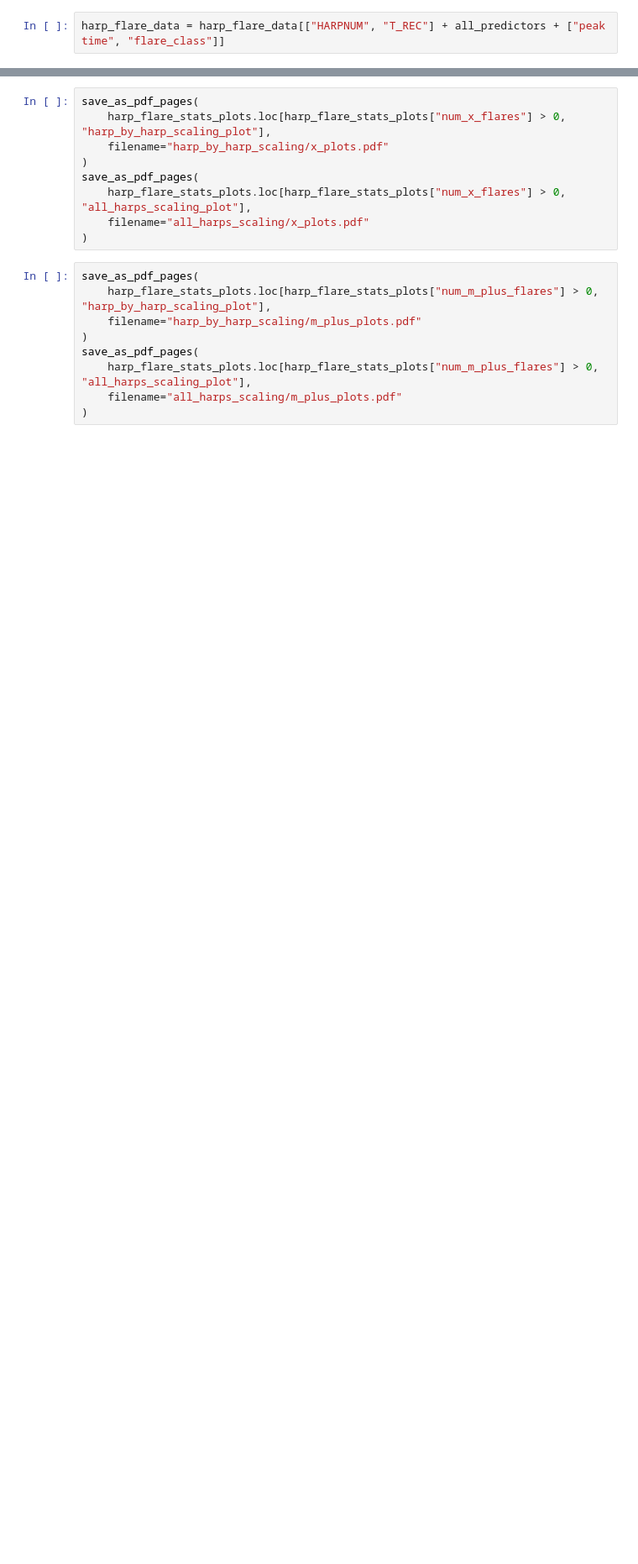
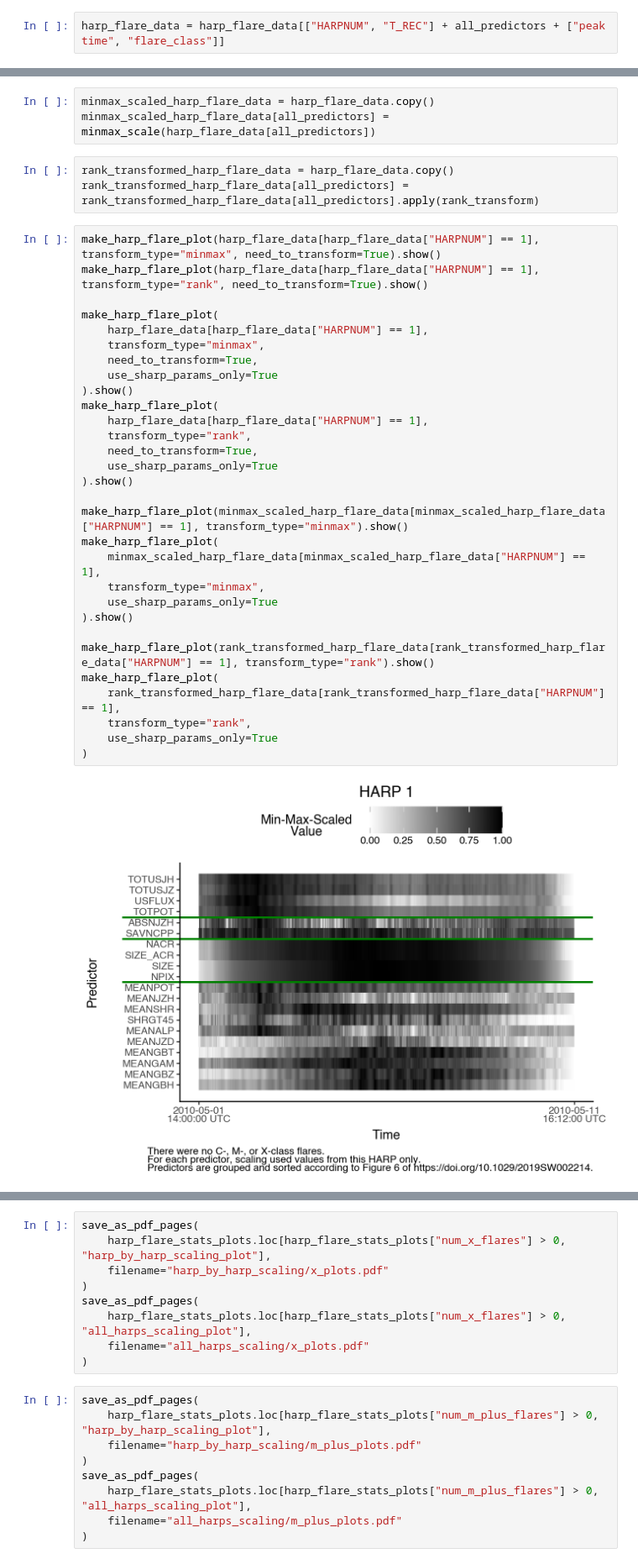
Before and after one commit to victorverma/xray_flux_forecasting, a Jupyter notebook: harp_flare_plots/harp_flare_plots.ipynb, the cells around one changed output, grey strips where cells are left out. Shown at 84% size. Drawn from its saved outputs; the diff is of its cells as text; blank space fills up the shorter version.

```diff
--- a/harp_flare_plots/harp_flare_plots.ipynb
+++ b/harp_flare_plots/harp_flare_plots.ipynb
@@ -199,0 +111,38 @@ make_plot(scaled_harp_flare_data[scaled_harp_flare_data["HARPNUM"] == 1], use_sh
+# %%
+minmax_scaled_harp_flare_data = harp_flare_data.copy()
+minmax_scaled_harp_flare_data[all_predictors] = minmax_scale(harp_flare_data[all_predictors])
+# %%
+rank_transformed_harp_flare_data = harp_flare_data.copy()
+rank_transformed_harp_flare_data[all_predictors] = rank_transformed_harp_flare_data[all_predictors].apply(rank_transform)
+# %%
+make_harp_flare_plot(harp_flare_data[harp_flare_data["HARPNUM"] == 1], transform_type="minmax", need_to_transform=True).show()
+make_harp_flare_plot(harp_flare_data[harp_flare_data["HARPNUM"] == 1], transform_type="rank", need_to_transform=True).show()
+
+make_harp_flare_plot(
+    harp_flare_data[harp_flare_data["HARPNUM"] == 1],
+    transform_type="minmax",
+    need_to_transform=True,
+    use_sharp_params_only=True
+).show()
+make_harp_flare_plot(
+    harp_flare_data[harp_flare_data["HARPNUM"] == 1],
+    transform_type="rank",
+    need_to_transform=True,
+    use_sharp_params_only=True
+).show()
+
+make_harp_flare_plot(minmax_scaled_harp_flare_data[minmax_scaled_harp_flare_data["HARPNUM"] == 1], transform_type="minmax").show()
+make_harp_flare_plot(
+    minmax_scaled_harp_flare_data[minmax_scaled_harp_flare_data["HARPNUM"] == 1],
+    transform_type="minmax",
+    use_sharp_params_only=True
+).show()
+
+make_harp_flare_plot(rank_transformed_harp_flare_data[rank_transformed_harp_flare_data["HARPNUM"] == 1], transform_type="rank").show()
+make_harp_flare_plot(
+    rank_transformed_harp_flare_data[rank_transformed_harp_flare_data["HARPNUM"] == 1],
+    transform_type="rank",
+    use_sharp_params_only=True
+)
+# %% [output]
+[figure, added]
```
Also changed, not shown: parts of 12 cells of this notebook.
